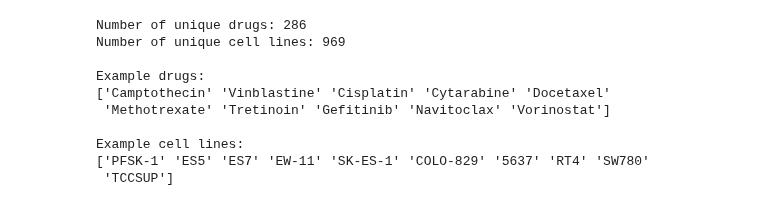
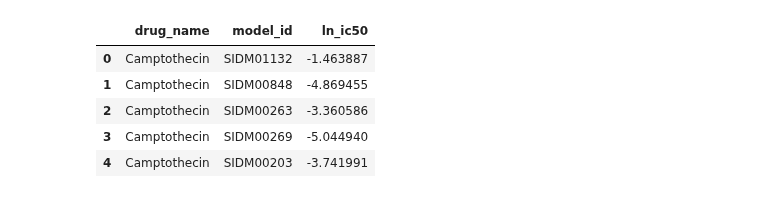
Before and after one commit to AarzuM39/gdsc-drug-response-project, a Jupyter notebook: notebooks/01_data_loading_and_qc.ipynb, the cells around one changed output. Cells and saved outputs as stored; diff of their text form; code cells hidden in the pictures.

```diff
--- a/notebooks/01_data_loading_and_qc.ipynb
+++ b/notebooks/01_data_loading_and_qc.ipynb
@@ -1,14 +1,15 @@
 # %%
-# Mount Google Drive and Set Paths
+# Imports and Paths
 from google.colab import drive
 drive.mount('/content/drive')
 
 from pathlib import Path
+import pandas as pd
 
-# Adjust this to match your actual folder in Drive
-base_dir = Path("/content/drive/My Drive/gdsc-drug-response")
-raw_csv_path = base_dir / "GDSC_DATASET.csv"
+base_dir = Path("/content/drive/MyDrive/gdsc-drug-response")
 
-raw_csv_path
+raw_dir      = base_dir / "raw"
+processed_dir = base_dir / "processed"
+processed_dir.mkdir(parents=True, exist_ok=True)
 # %% [output]
 Drive already mounted at /content/drive; to attempt to forcibly remount, call drive.mount("/content/drive", force_remount=True).
@@ -137,22 +16,25 @@ plt.show()
-# %%
-# Check Basic Drug and Cell-Line Coverage
-
-print("Number of unique drugs:", df[drug_col].nunique())
-print("Number of unique cell lines:", df[cell_col].nunique())
-
-print("\nExample drugs:")
-print(df[drug_col].dropna().unique()[:10])
-
-print("\nExample cell lines:")
-print(df[cell_col].dropna().unique()[:10])
-# %% [output]
-Number of unique drugs: 286
-Number of unique cell lines: 969
-
-Example drugs:
-['Camptothecin' 'Vinblastine' 'Cisplatin' 'Cytarabine' 'Docetaxel'
- 'Methotrexate' 'Tretinoin' 'Gefitinib' 'Navitoclax' 'Vorinostat']
-
-Example cell lines:
-['PFSK-1' 'ES5' 'ES7' 'EW-11' 'SK-ES-1' 'COLO-829' '5637' 'RT4' 'SW780'
- 'TCCSUP']
+# %%
+# Drug File: Inspect and Rename
+
+drug_path = raw_dir / "drug.csv"
+
+# Load just enough to see column names
+df_drug_sample = pd.read_csv(drug_path, nrows=5)
+df_drug_sample.columns.tolist()
+
+df_drug = pd.read_csv(drug_path)
+
+df_drug = df_drug.rename(columns={
+    "DRUG_NAME": "drug_name",        # replace key with actual name
+    "SANGER_MODEL_ID": "model_id",   # replace if needed
+    "LN_IC50": "ln_ic50"             # replace if needed
+})
+
+df_drug[["drug_name", "model_id", "ln_ic50"]].head()
+# %% [output]
+|  | drug_name | model_id | ln_ic50 |
+| 0 | Camptothecin | SIDM01132 | -1.463887 |
+| 1 | Camptothecin | SIDM00848 | -4.869455 |
+| 2 | Camptothecin | SIDM00263 | -3.360586 |
+| 3 | Camptothecin | SIDM00269 | -5.044940 |
+| 4 | Camptothecin | SIDM00203 | -3.741991 |
```
Also changed, not shown: parts of 21 cells of this notebook.
